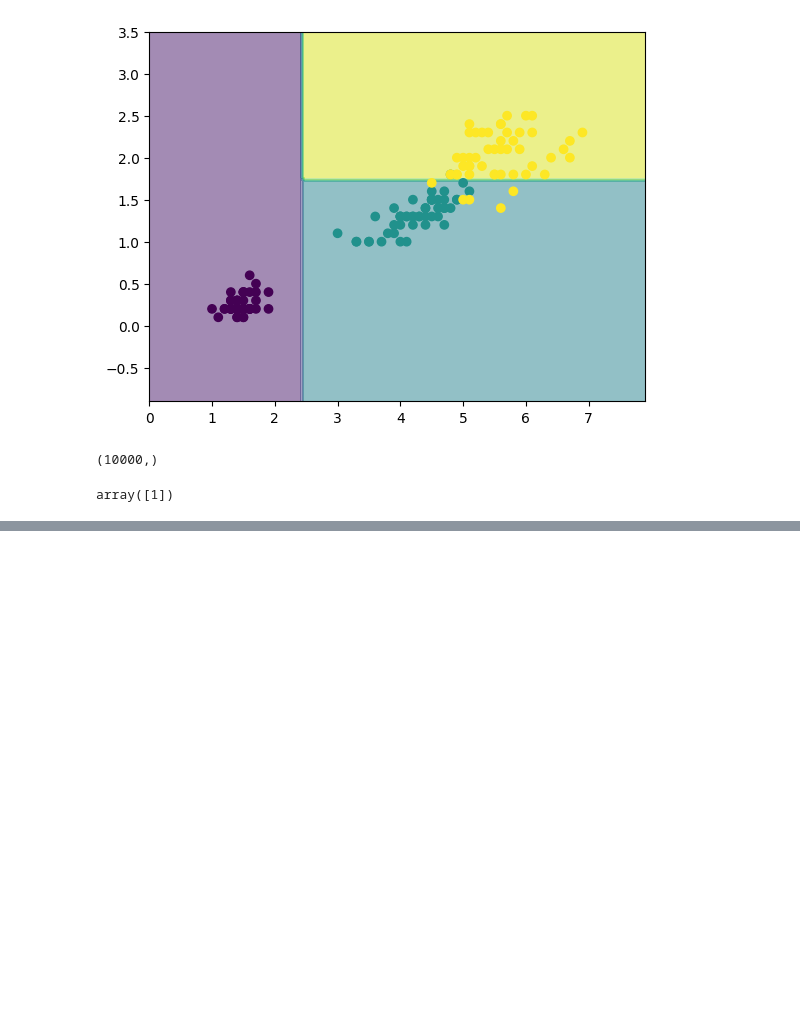
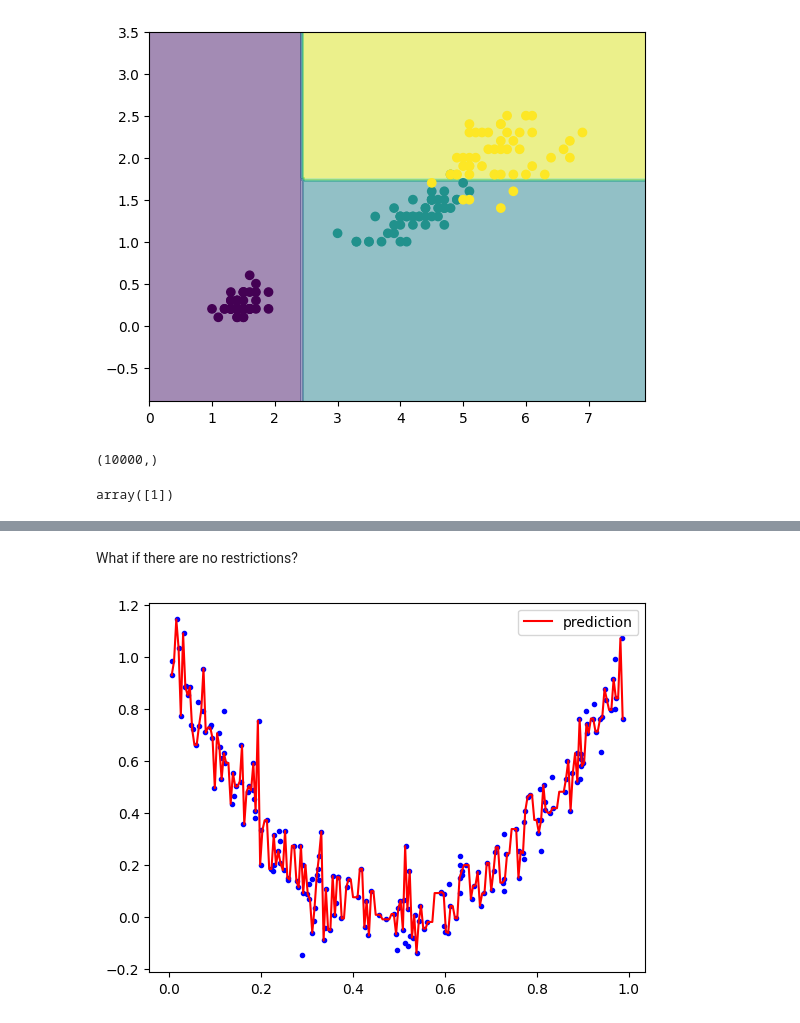
Before and after one commit to Amith1434/ML_Book_Journy, a Jupyter notebook: Chapter_6(Decision Trees).ipynb, the cells around one changed output, grey strips where cells are left out. Cells and saved outputs as stored; diff of their text form; code cells hidden in the pictures; blank space fills up the shorter version.

```diff
--- a/Chapter_6(Decision Trees).ipynb
+++ b/Chapter_6(Decision Trees).ipynb
@@ -72,0 +116,13 @@ array([1])
+# %% [markdown]
+What if there are no restrictions?
+# %%
+tree_reg = DecisionTreeRegressor()
+tree_reg.fit(X,y)
+
+y_new_pred = tree_reg.predict(X_new)
+plt.plot(X,y,'b.')
+plt.plot(X_new,y_new_pred,'r-',label = "prediction")
+plt.legend()
+plt.show()
+# %% [output]
+[figure, added]
```
Also changed, not shown: parts of 10 cells of this notebook, 1 other file.
